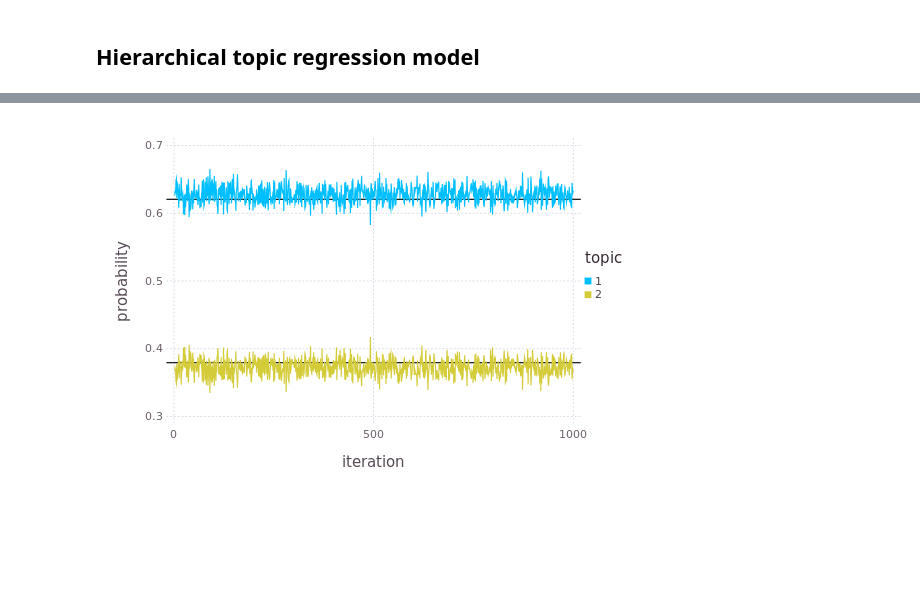
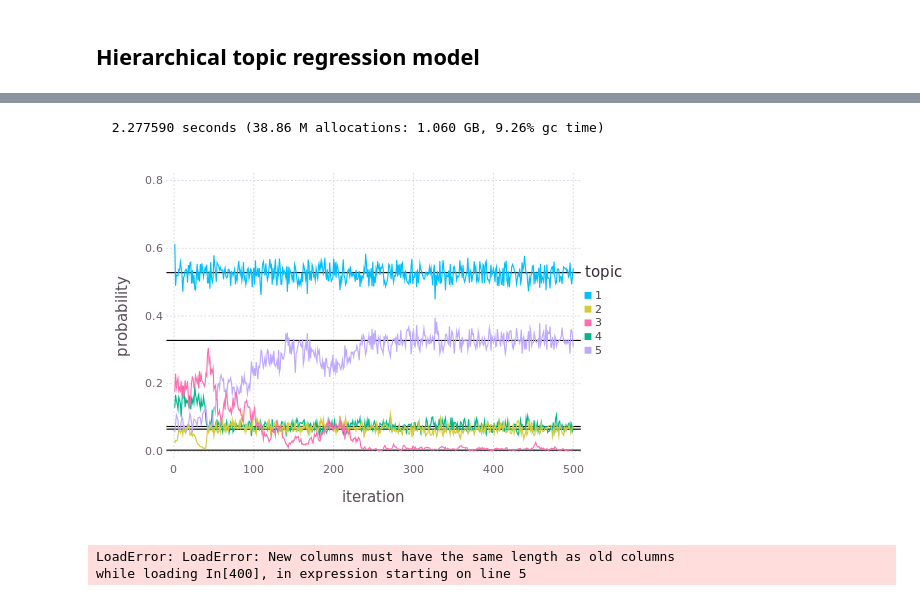
Before and after one commit to thewart/LogisticTopicRegression, a Jupyter notebook: Notebooks/HierarchicalMixtureRegression.ipynb, the cells around one changed output, grey strips where cells are left out. Drawn from its saved outputs; the diff is of its cells as text; code cells hidden in the pictures; blank space fills up the shorter version.

```diff
--- a/Notebooks/HierarchicalMixtureRegression.ipynb
+++ b/Notebooks/HierarchicalMixtureRegression.ipynb
@@ -6,30 +8,25 @@ import Lazy.@>, Lazy.@>>, Lazy.@as
 # %%
-σ_μ = 0.2;
+σ_μ = 1.0;
 σ = 0.25;
-σ_u = 0.5;
 σ_β = 0.5;
 
-n = 250;
-p = 3;
-nd = repeat([10],inner=[n]);
-K = 2;
+n = 10;
+p = 2;
+nd = repeat([50],inner=[n]);
+K = 5;
+
 y = Vector{Array{Int64,2}}(n);
 μ = randn(K)*σ_μ;
-u = randn(K,n)*σ_u;
-β = rand(K,p);
-
+β = randn(K,p)*σ_β;
 X = randn(p,n);
-A = rand(InverseWishart(n+1,eye(n)));
-A = (A./sqrt(diag(A)))./sqrt(diag(A))';
-Z = chol(Hermitian(A));
 θ = collect(0:(K-1))*1000;
 η = Array{Float64}(K,n);
 nk = Array{Int64}(K,n);
 for i in 1:n
-    η[:,i] = randn(K).*σ .+ μ + u*Z[:,i] + β*X[:,i];
+    η[:,i] = randn(K).*σ .+ μ + β*X[:,i];
     nk[:,i] = rand(Multinomial(nd[i],softmax(η[:,i])));
     y[i] = hcat(map(j -> vcat( hcat(rand(Poisson(θ[j]),nk[j,i]),rand(Poisson(θ[K:-1:1][j]),nk[j,i]))' ), 1:K)...);
 end
-Z = convert(Array{Float64,2},Z);
+nk = sum(nk,2);
 # %%
 pss = VectorPosterior(PoissonPosterior(0.001,0.001),2);
@@ -42,8 +46,15 @@ using Gadfly, DataFrames
+# %%
+pss = VectorPosterior(PoissonPosterior(0.001,0.001),2);
+@time fit = topiclmm(y,X,pss,K,hyperparameter(ν0_σ2η=100.0,σ0_σ2η = 0.001,
+  τ0_τ = 1000.0,ν0_τ = 100.0,τ_β = 0.0001),iter=1000,thin=2);
+ns = length(fit[:τ]);
+# %% [output]
+  2.277590 seconds (38.86 M allocations: 1.060 GB, 9.26% gc time)
 # %%
 mudat = DataFrame(probability = mapslices(softmax,fit[:μ],1)[:],topic=repeat(map(string,1:K),outer=[ns]),
 iteration=repeat(collect(1:ns),inner=[K]));
-plot(mudat,x="iteration",y="probability",color="topic",yintercept=softmax(μ),
+plot(mudat,x="iteration",y="probability",color="topic",yintercept=nk./sum(nk),
 Geom.line,Geom.hline(color=colorant"black"))
 # %% [output]
-[figure, old version]
+[figure, new version]
 # %%
@@ -51 +62,12 @@ warmup = 50;
+# %%
+θpost1 = Float64[rand(topicpd(fit[:topic][i,j][1]))[1] for j=(warmup+1):ns, i=1:K];
+ord = sortperm(vec(mean(θpost1,1)));
+phat = @> mapslices(softmax,fit[:η][:,:,(warmup+1):ns],1) mean(3) getindex(ord,:);
+pt = mapslices(softmax,η,1);
+pdat = DataFrame(TrueProb=pt[:],EstProb=phat[:],RawProb=nk[:]./nd[1],topic=repeat(map(string,1:K),outer=[n]))
+plot(layer(pdat,x="TrueProb",y="EstProb",color="topic",Geom.point),
+layer(x=[0,1],y=[0,1],Theme(default_color=colorant"black"),Geom.line))
+# %% [output]
+LoadError: LoadError: New columns must have the same length as old columns
+while loading In[400], in expression starting on line 5
 # %%
```
Also changed, not shown: parts of 10 cells of this notebook, 11 other files.
